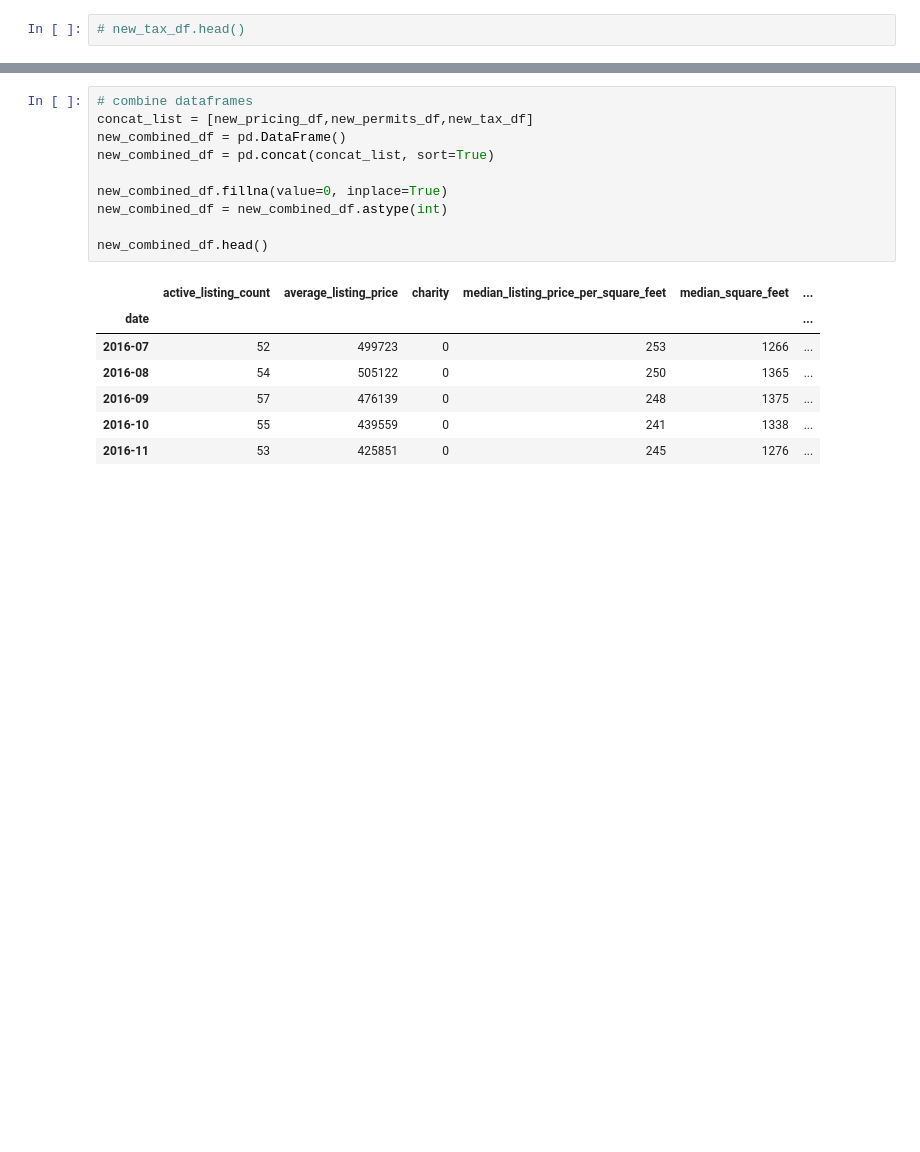
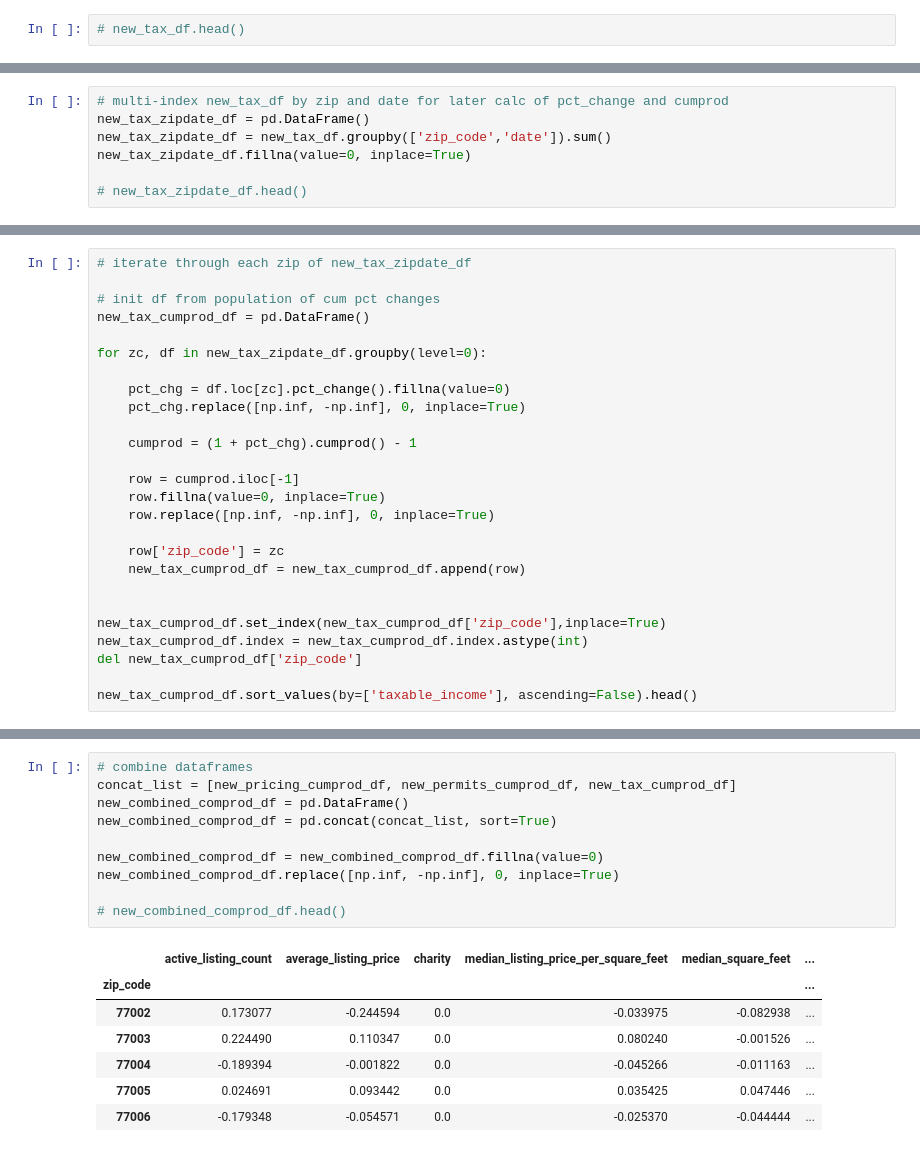
Before and after one commit to dovu93/Real_Estate_Investment_Identifier, a Jupyter notebook: Notebooks/analysis_visualization1_dan.ipynb, the cells around one changed output, grey strips where cells are left out. Cells and saved outputs as stored; diff of their text form; blank space fills up the shorter version.

```diff
--- a/Notebooks/analysis_visualization1_dan.ipynb
+++ b/Notebooks/analysis_visualization1_dan.ipynb
@@ -606,0 +691,7 @@ new_tax_df.rename(columns={'Taxable income': 'taxable_income',
+# %%
+# multi-index new_tax_df by zip and date for later calc of pct_change and cumprod
+new_tax_zipdate_df = pd.DataFrame()
+new_tax_zipdate_df = new_tax_df.groupby(['zip_code','date']).sum()
+new_tax_zipdate_df.fillna(value=0, inplace=True)
+
+# new_tax_zipdate_df.head()
@@ -606,0 +706,26 @@ new_tax_df.rename(columns={'Taxable income': 'taxable_income',
+# %%
+# iterate through each zip of new_tax_zipdate_df
+
+# init df from population of cum pct changes
+new_tax_cumprod_df = pd.DataFrame()
+
+for zc, df in new_tax_zipdate_df.groupby(level=0):
+
+    pct_chg = df.loc[zc].pct_change().fillna(value=0)
+    pct_chg.replace([np.inf, -np.inf], 0, inplace=True)
+
+    cumprod = (1 + pct_chg).cumprod() - 1
+
+    row = cumprod.iloc[-1]
+    row.fillna(value=0, inplace=True)
+    row.replace([np.inf, -np.inf], 0, inplace=True)
+
+    row['zip_code'] = zc
+    new_tax_cumprod_df = new_tax_cumprod_df.append(row)
+
+
+new_tax_cumprod_df.set_index(new_tax_cumprod_df['zip_code'],inplace=True)
+new_tax_cumprod_df.index = new_tax_cumprod_df.index.astype(int)
+del new_tax_cumprod_df['zip_code']
+
+new_tax_cumprod_df.sort_values(by=['taxable_income'], ascending=False).head()
@@ -607,20 +751,20 @@ new_tax_df.rename(columns={'Taxable income': 'taxable_income',
 # %%
 # combine dataframes
-concat_list = [new_pricing_df,new_permits_df,new_tax_df]
-new_combined_df = pd.DataFrame()
-new_combined_df = pd.concat(concat_list, sort=True)
+concat_list = [new_pricing_cumprod_df, new_permits_cumprod_df, new_tax_cumprod_df]
+new_combined_comprod_df = pd.DataFrame()
+new_combined_comprod_df = pd.concat(concat_list, sort=True)
 
-new_combined_df.fillna(value=0, inplace=True)
-new_combined_df = new_combined_df.astype(int)
+new_combined_comprod_df = new_combined_comprod_df.fillna(value=0)
+new_combined_comprod_df.replace([np.inf, -np.inf], 0, inplace=True)
 
-new_combined_df.head()
+# new_combined_comprod_df.head()
 # %% [output]
 |  | active_listing_count | average_listing_price | charity | median_listing_price_per_square_feet | median_square_feet | ... |
-| date |  |  |  |  |  | ... |
-| 2016-07 | 52 | 499723 | 0 | 253 | 1266 | ... |
-| 2016-08 | 54 | 505122 | 0 | 250 | 1365 | ... |
-| 2016-09 | 57 | 476139 | 0 | 248 | 1375 | ... |
-| 2016-10 | 55 | 439559 | 0 | 241 | 1338 | ... |
-| 2016-11 | 53 | 425851 | 0 | 245 | 1276 | ... |
+| zip_code |  |  |  |  |  | ... |
+| 77002 | 0.173077 | -0.244594 | 0.0 | -0.033975 | -0.082938 | ... |
+| 77003 | 0.224490 | 0.110347 | 0.0 | 0.080240 | -0.001526 | ... |
+| 77004 | -0.189394 | -0.001822 | 0.0 | -0.045266 | -0.011163 | ... |
+| 77005 | 0.024691 | 0.093442 | 0.0 | 0.035425 | 0.047446 | ... |
+| 77006 | -0.179348 | -0.054571 | 0.0 | -0.025370 | -0.044444 | ... |
 # %%
 
```
Also changed, not shown: parts of 13 cells of this notebook.
